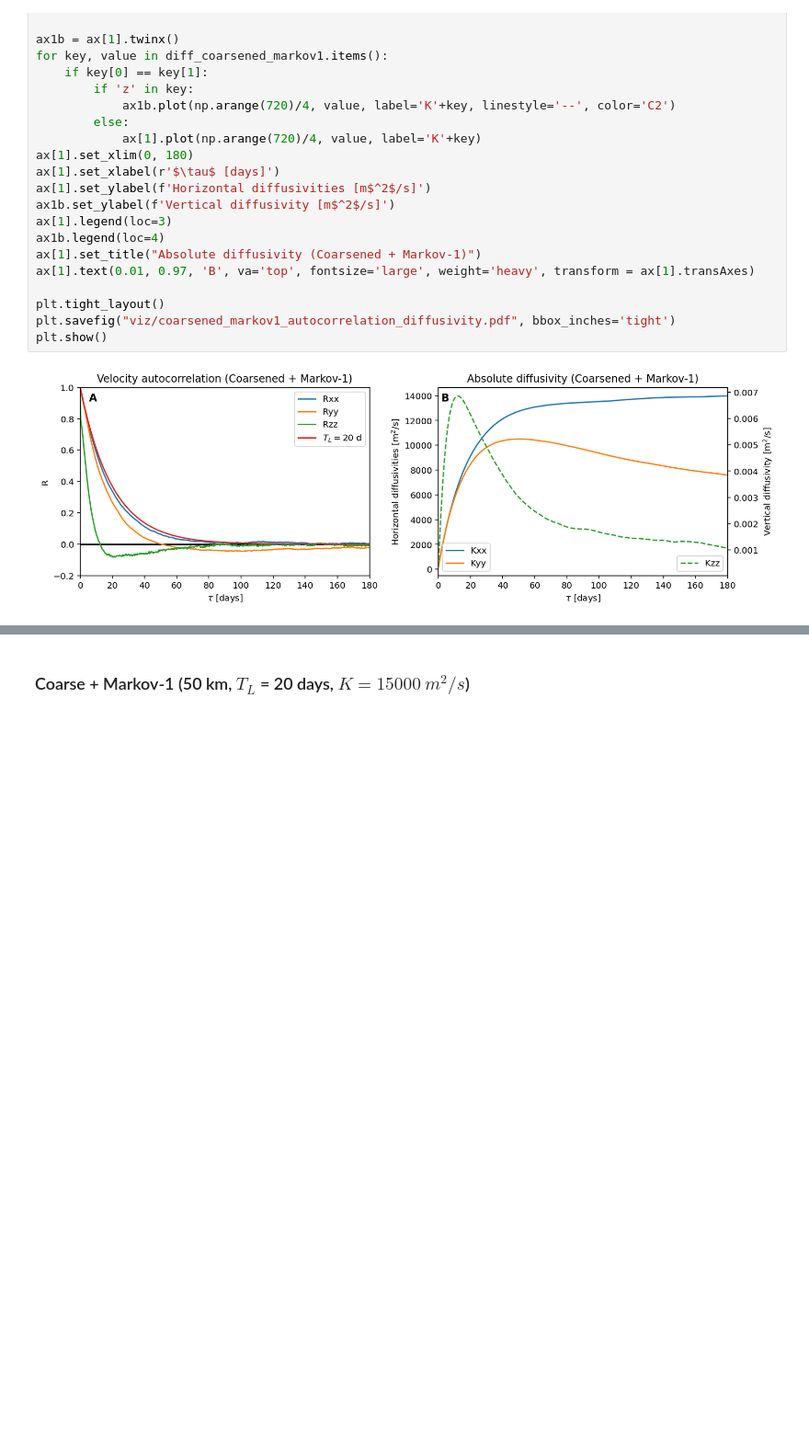
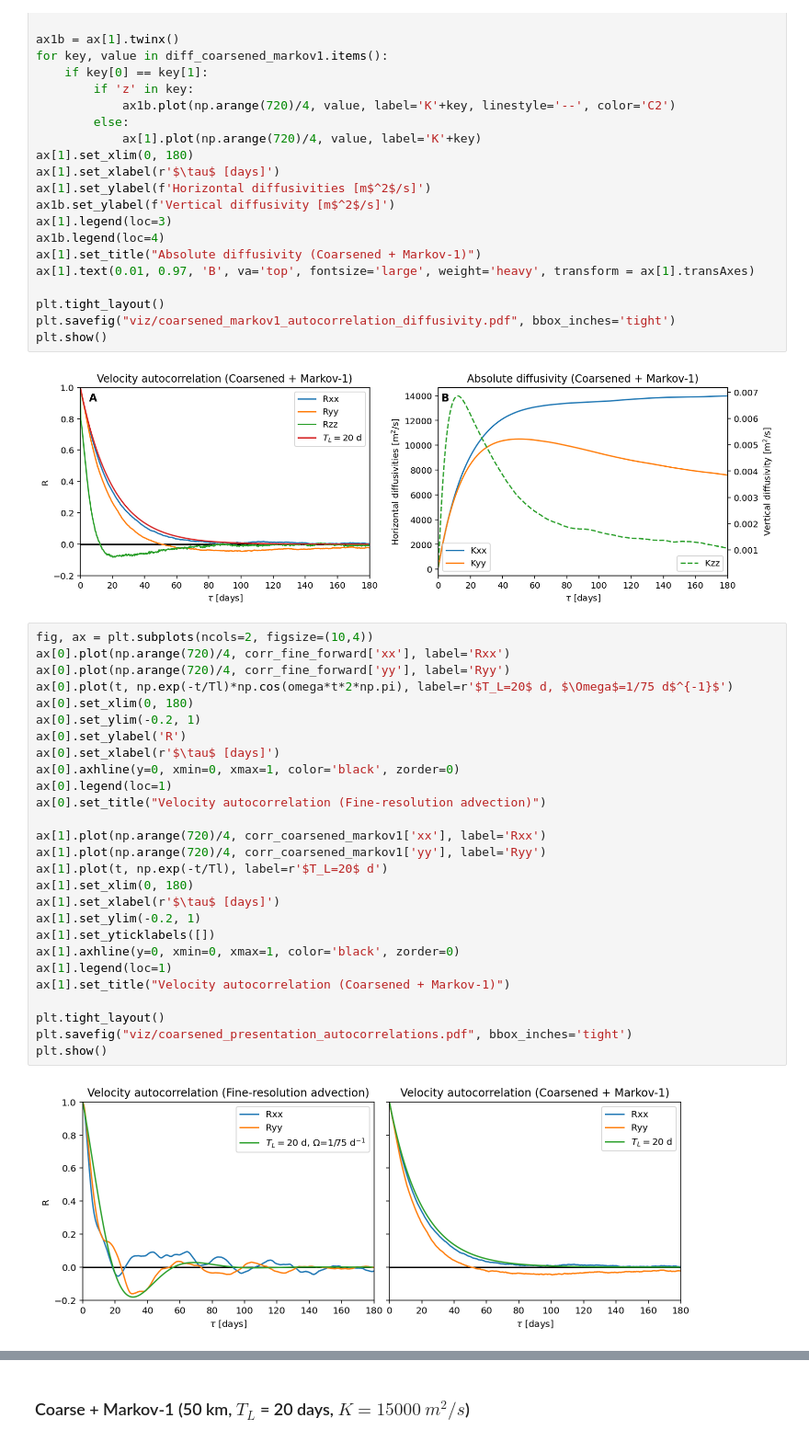
Before and after one commit to daanreijnders/isoneutral-dispersion, a Jupyter notebook: ACC_particle_experiments/analysis/ACC_absolute_dispersion_analysis_ridge.ipynb, the cells around one changed output, grey strips where cells are left out. Shown at 92% size. Cells and saved outputs as stored; diff of their text form; blank space fills up the shorter version.

```diff
--- a/ACC_particle_experiments/analysis/ACC_absolute_dispersion_analysis_ridge.ipynb
+++ b/ACC_particle_experiments/analysis/ACC_absolute_dispersion_analysis_ridge.ipynb
@@ -341,3 +341,32 @@ plt.savefig("viz/coarsened_markov1_autocorrelation_diffusivity.pdf", bbox_inches
 plt.show()
 # %% [output]
 [figure]
+# %%
+fig, ax = plt.subplots(ncols=2, figsize=(10,4))
+ax[0].plot(np.arange(720)/4, corr_fine_forward['xx'], label='Rxx')
+ax[0].plot(np.arange(720)/4, corr_fine_forward['yy'], label='Ryy')
+ax[0].plot(t, np.exp(-t/Tl)*np.cos(omega*t*2*np.pi), label=r'$T_L=20$ d, $\Omega$=1/75 d$^{-1}$')
+ax[0].set_xlim(0, 180)
+ax[0].set_ylim(-0.2, 1)
+ax[0].set_ylabel('R')
+ax[0].set_xlabel(r'$\tau$ [days]')
+ax[0].axhline(y=0, xmin=0, xmax=1, color='black', zorder=0)
+ax[0].legend(loc=1)
+ax[0].set_title("Velocity autocorrelation (Fine-resolution advection)")
+
+ax[1].plot(np.arange(720)/4, corr_coarsened_markov1['xx'], label='Rxx')
+ax[1].plot(np.arange(720)/4, corr_coarsened_markov1['yy'], label='Ryy')
+ax[1].plot(t, np.exp(-t/Tl), label=r'$T_L=20$ d')
+ax[1].set_xlim(0, 180)
+ax[1].set_xlabel(r'$\tau$ [days]')
+ax[1].set_ylim(-0.2, 1)
+ax[1].set_yticklabels([])
+ax[1].axhline(y=0, xmin=0, xmax=1, color='black', zorder=0)
+ax[1].legend(loc=1)
+ax[1].set_title("Velocity autocorrelation (Coarsened + Markov-1)")
+
+plt.tight_layout()
+plt.savefig("viz/coarsened_presentation_autocorrelations.pdf", bbox_inches='tight')
+plt.show()
+# %% [output]
+[figure, added]
```
Also changed, not shown: parts of 1 cell of this notebook, 37 other files.
